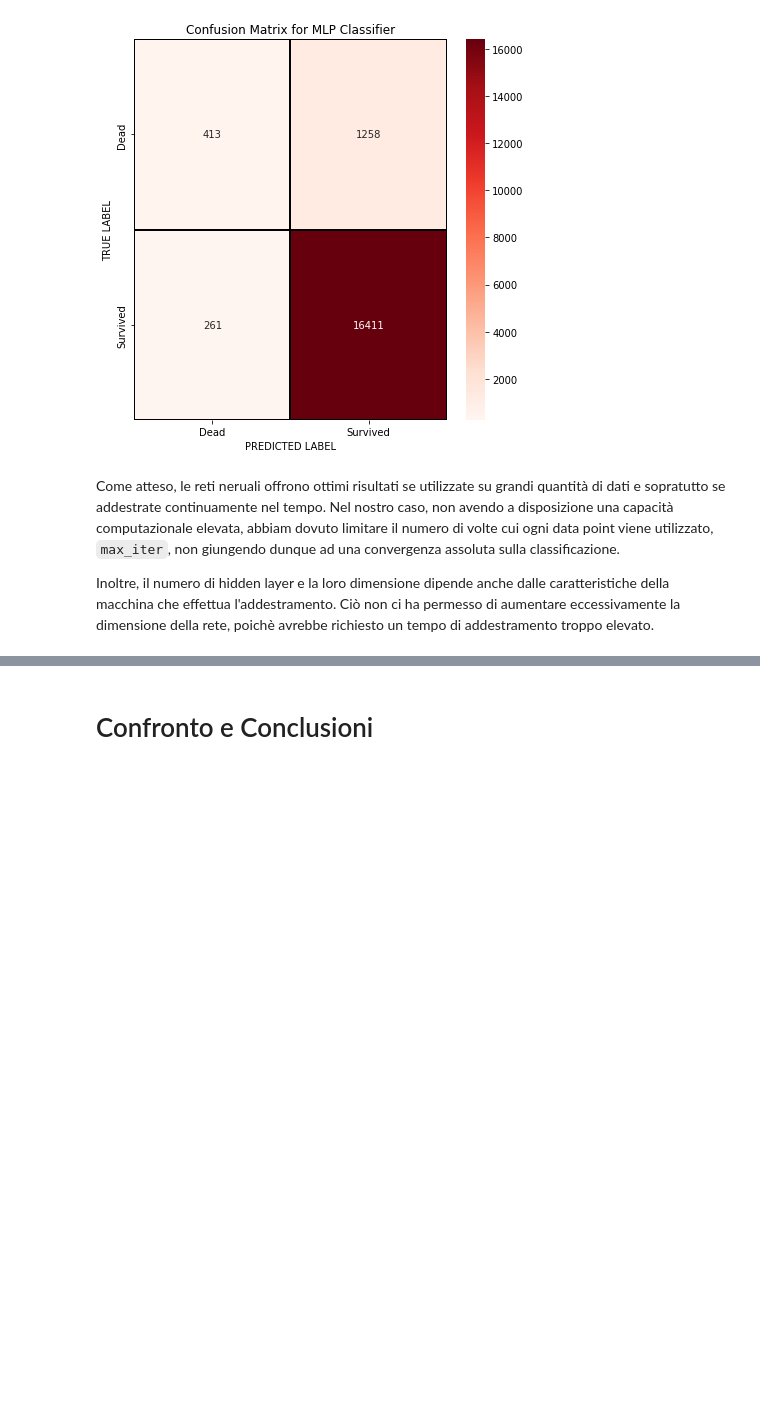
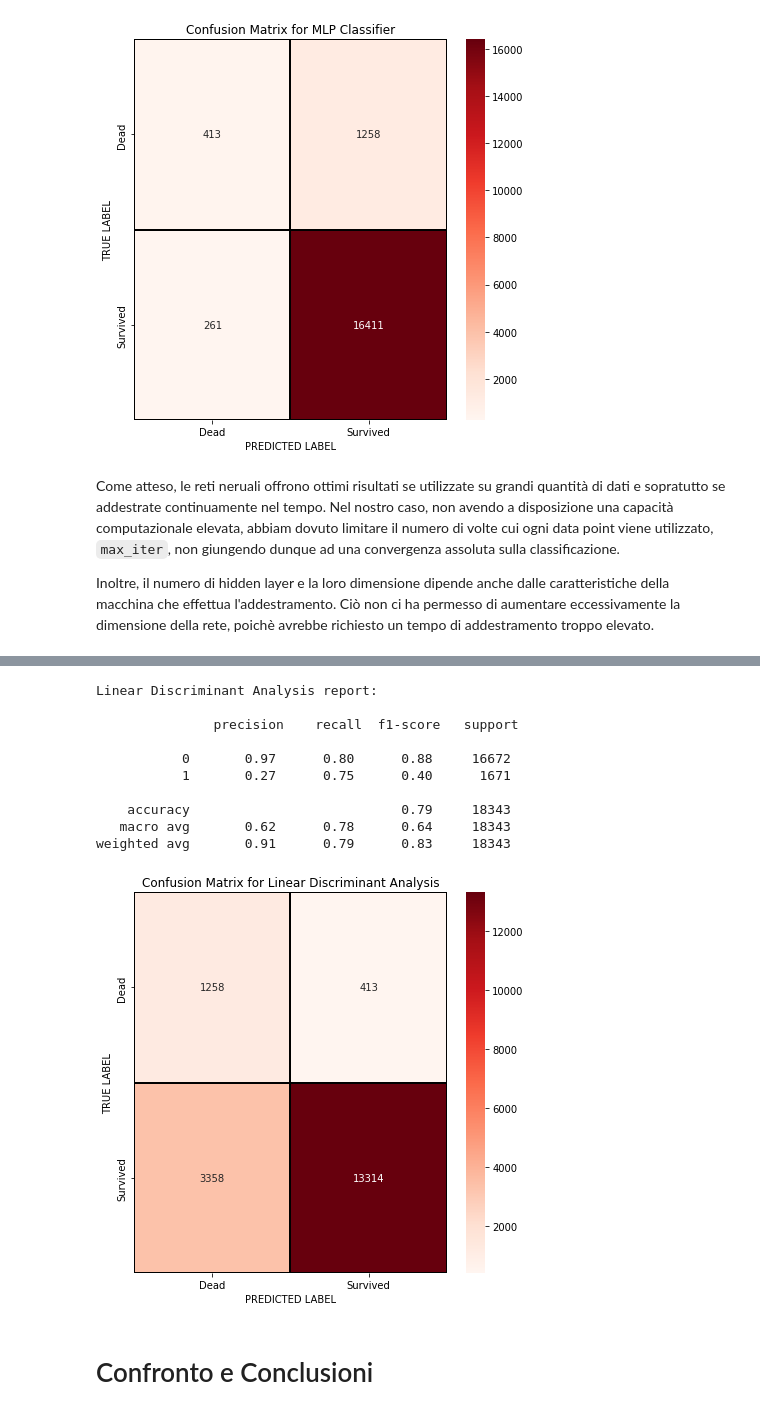
Before and after one commit to danilo-dellorco/ml-project, a Jupyter notebook: mich.ipynb, the cells around one changed output, grey strips where cells are left out. Cells and saved outputs as stored; diff of their text form; code cells hidden in the pictures; blank space fills up the shorter version.

```diff
--- a/mich.ipynb
+++ b/mich.ipynb
@@ -1474,0 +1518,16 @@ NameError: name 'run_classifications' is not defined
+# %%
+lda = LinearDiscriminantAnalysis(solver='svd')
+run_classifications(trainX_smote,trainY_smote,testX,testY, fill = True,
+        model=lda, model_name="Linear Discriminant Analysis", experiment="SMOTE")
+# %% [output]
+Linear Discriminant Analysis report:
+
+               precision    recall  f1-score   support
+
+           0       0.97      0.80      0.88     16672
+           1       0.27      0.75      0.40      1671
+
+    accuracy                           0.79     18343
+   macro avg       0.62      0.78      0.64     18343
+weighted avg       0.91      0.79      0.83     18343
+[figure, added]
```
Also changed, not shown: parts of 14 cells of this notebook.
